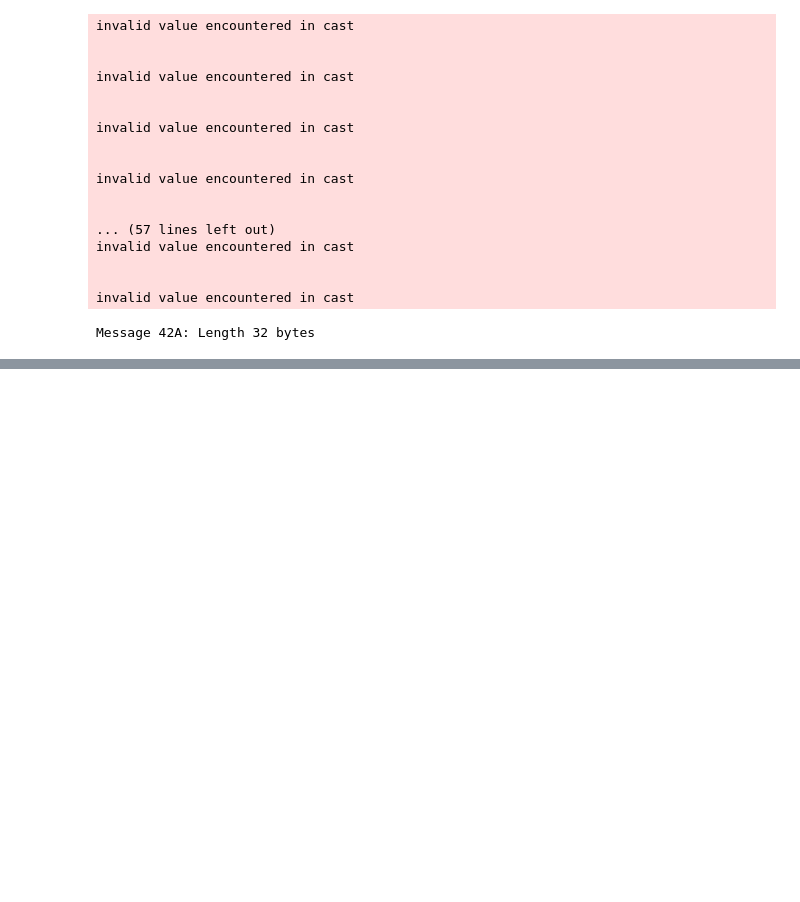
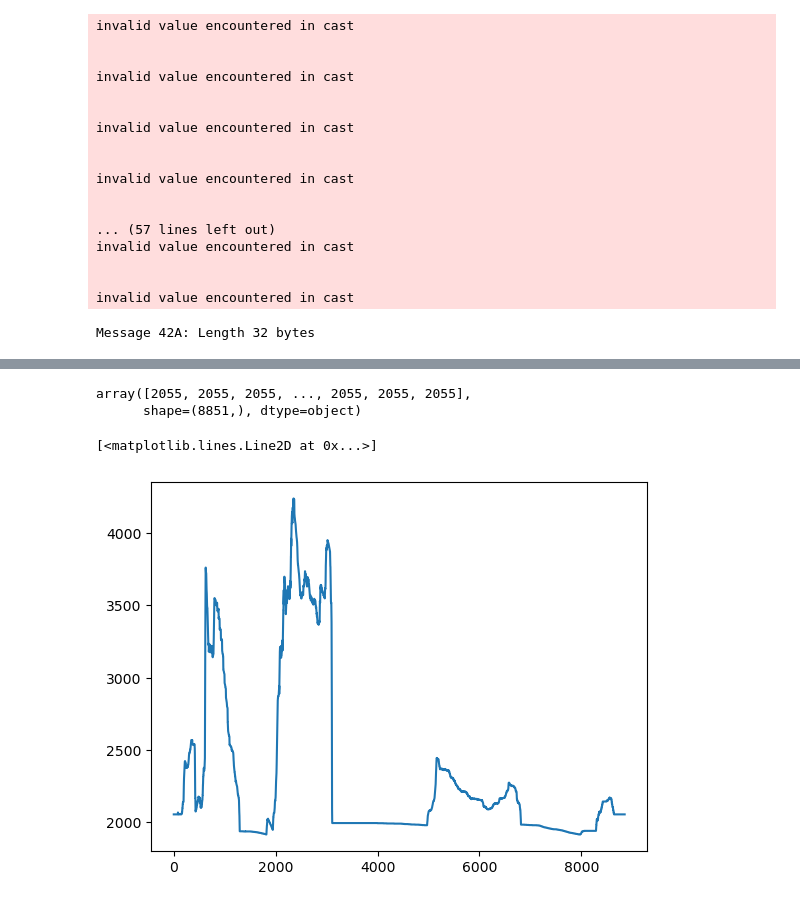
Before and after one commit to itimermans/can-decoder, a Jupyter notebook: check.ipynb, the cells around one changed output, grey strips where cells are left out. Drawn from its saved outputs; the diff is of its cells as text; code cells hidden in the pictures; blank space fills up the shorter version.

Commit message:
Signal matching functional, slow

```diff
--- a/check.ipynb
+++ b/check.ipynb
@@ -368,0 +370,30 @@ decoder.plot_message_from_id("116", byte_order="be")
+# %%
+import matplotlib.pyplot as plt
+import time
+
+decoder = Decoder("./data/SampleRoadAcceleration_v2.csv")
+# Generate message objects
+
+byte_filters = {
+    "18DA10F1": ["1", "2", "3", "4",'5'],
+    "18DAF110": ["1", "2", "3", "4",'5'],
+    "18DAF218": ["1", "2", "3", "4",'5'],
+    "18DA18F2": ["1", "2", "3", "4",'5'],
+}
+
+decoder.generate_msgs(byte_filters=byte_filters)
+for msg in decoder.msgs:
+    if msg.msg_byte_filter is not None:
+        if msg.msg_byte_filter['1'] != 0:
+            msg.msg_byte_filter.pop('5', None)
+            # Remove duplicates
+
+# Remove duplicate messages with same msg_id and identical msg_byte_filter after discarding byte 5
+unique_msgs = []
+seen = set()
+for msg in decoder.msgs:
+    key = (msg.msg_id, tuple(sorted(msg.msg_byte_filter.items())) if msg.msg_byte_filter else None)
+    if key not in seen:
+        unique_msgs.append(msg)
+        seen.add(key)
+decoder.msgs = unique_msgs
@@ -368,0 +648,10 @@ decoder.plot_message_from_id("116", byte_order="be")
+# %%
+decoder.get_signal('10F',signal_id='SIG_BE_4').ts_data_raw
+# %% [output]
+array([2055, 2055, 2055, ..., 2055, 2055, 2055],
+      shape=(8851,), dtype=object)
+# %%
+plt.plot(decoder.get_signal('10F',signal_id='SIG_BE_4').ts_data_raw)
+# %% [output]
+[<matplotlib.lines.Line2D at 0x...>]
+[figure, added]
```
Also changed, not shown: parts of 17 cells of this notebook, 3 other files.
